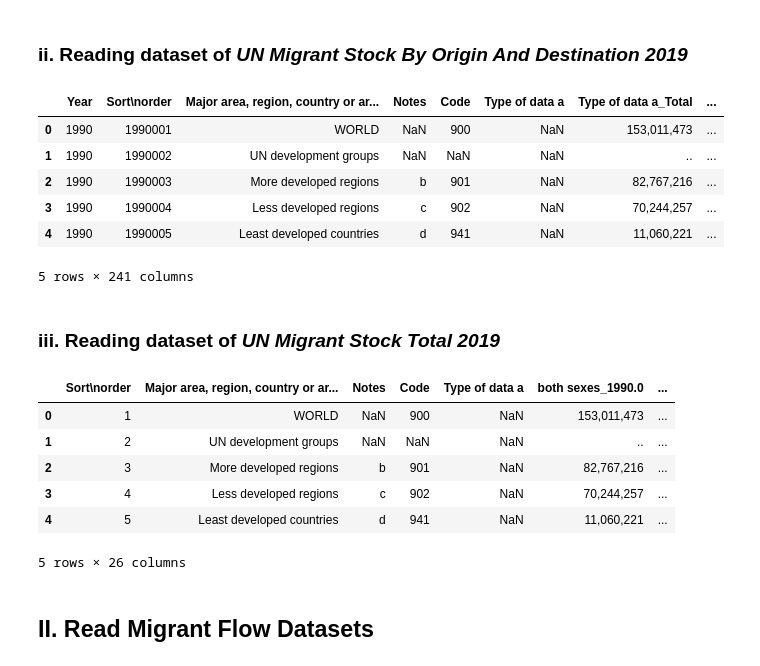
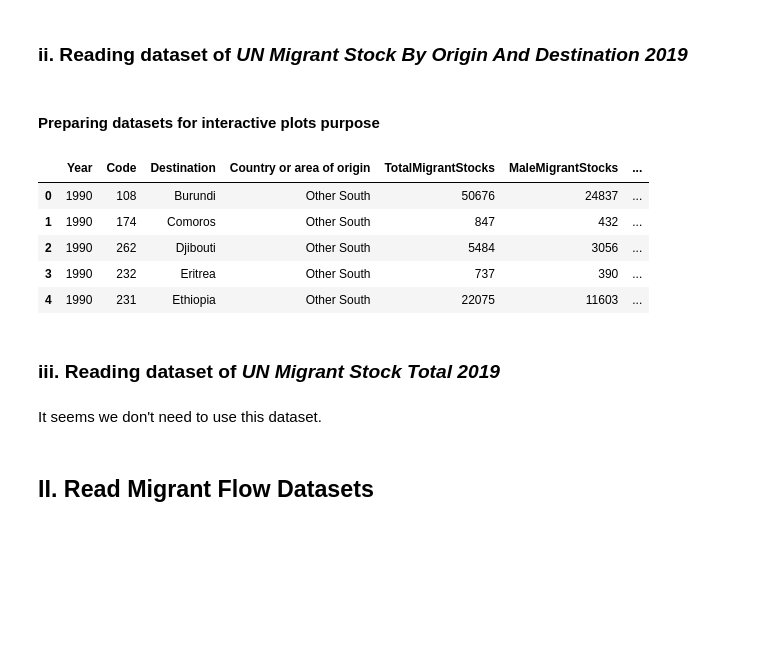
Before and after one commit to com-480-data-visualization/com-480-project-vizkhalifa, a Jupyter notebook: excelParser.ipynb, the cells around one changed output. Drawn from its saved outputs; the diff is of its cells as text; code cells hidden in the pictures; blank space fills up the shorter version.

Commit message:
parsing preparing datasets for visualisations

```diff
--- a/excelParser.ipynb
+++ b/excelParser.ipynb
@@ -250,0 +263,2 @@ df_ANNEX_OriginDest = pd.ExcelFile(file_path_OriginDestination).parse('ANNEX', s
+# %% [markdown]
+#### Preparing datasets for interactive plots purpose
@@ -251,10 +310,50 @@ df_ANNEX_OriginDest = pd.ExcelFile(file_path_OriginDestination).parse('ANNEX', s
+# %%
+df1_o.set_index(['Year', 'Sort\norder', 'Code', 'Major area, region, country or area of destination',
+                'Country or area of origin'],  inplace=True)
+
+df2_o.set_index(['Year', 'Sort\norder', 'Code', 'Major area, region, country or area of destination',
+                'Country or area of origin'],  inplace=True)
+
+df3_o.set_index(['Year', 'Sort\norder', 'Code', 'Major area, region, country or area of destination',
+                'Country or area of origin'],  inplace=True)
+
+# merge dataframes
+dfs = [df1_o, df2_o, df3_o]
+df_final = reduce(lambda left,right: pd.merge(left, right, left_index=True, right_index=True), dfs)
+# %%
+# drop unknown Migrant Stocks Numbers
+unknown_stock_pop = ["..", "-"]
+df_final = df_final[~df_final['TotalMigrantStocks'].isin(unknown_stock_pop)]
+df_final = df_final[~df_final['MaleMigrantStocks'].isin(unknown_stock_pop)]
+df_final = df_final[~df_final['FemaleMigrantStocks'].isin(unknown_stock_pop)]
+
+# drop rows with all NaNs
+df_final = df_final.dropna(how='all')
+
+# remove NaNs from TotalMigrantStocks
+df_final = df_final[df_final['TotalMigrantStocks'].notna()]
+
+# Drop all zero rows for TotalMigrantStocks
+zeroStock_subset = df_final[df_final.TotalMigrantStocks==0]
+df_final = df_final.drop(zeroStock_subset.index)
+
+# finally fill NaN values with zero since df_final['TotalMigrantStocks']-df_final['MaleMigrantStocks']=df_final['FemaleMigrantStocks']
+df_final = df_final.fillna(0)
+# %%
+# dataframe shape corrections
+df_final.reset_index(inplace=True)
+df_final['Code'] = df_final['Code'].astype(int)
+df_final['TotalMigrantStocks'] = df_final['TotalMigrantStocks'].astype(int)
+df_final['MaleMigrantStocks'] = df_final['MaleMigrantStocks'].astype(int)
+df_final['FemaleMigrantStocks'] = df_final['FemaleMigrantStocks'].astype(int)
+df_final.rename(columns={'Major area, region, country or area of destination': 'Destination'}, inplace=True)
+df_final = df_final.drop(['Sort\norder'], axis=1).reset_index(drop=True)
 # %%
-df_Table1_OriginDest.head()
+df_final.head()
 # %% [output]
-|  | Year | Sort\norder | Major area, region, country or ar... | Notes | Code | Type of data a | Type of data a_Total | ... |
-| 0 | 1990 | 1990001 | WORLD | NaN | 900 | NaN | 153,011,473 | ... |
-| 1 | 1990 | 1990002 | UN development groups | NaN | NaN | NaN | .. | ... |
-| 2 | 1990 | 1990003 | More developed regions | b | 901 | NaN | 82,767,216 | ... |
-| 3 | 1990 | 1990004 | Less developed regions | c | 902 | NaN | 70,244,257 | ... |
-| 4 | 1990 | 1990005 | Least developed countries | d | 941 | NaN | 11,060,221 | ... |
+|  | Year | Code | Destination | Country or area of origin | TotalMigrantStocks | MaleMigrantStocks | ... |
+| 0 | 1990 | 108 | Burundi | Other South | 50676 | 24837 | ... |
+| 1 | 1990 | 174 | Comoros | Other South | 847 | 432 | ... |
+| 2 | 1990 | 262 | Djibouti | Other South | 5484 | 3056 | ... |
+| 3 | 1990 | 232 | Eritrea | Other South | 737 | 390 | ... |
+| 4 | 1990 | 231 | Ethiopia | Other South | 22075 | 11603 | ... |
-5 rows × 241 columns
@@ -261,3 +363,5 @@ df_Table1_OriginDest.head()
 # %% [markdown]
 ### iii. Reading dataset of _UN Migrant Stock Total 2019_
+# %% [markdown]
+It seems we don't need to use this dataset.
 # %%
@@ -276,13 +380,3 @@ df_ANNEX_StockTotal = pd.ExcelFile(file_path_StockTotal).parse('ANNEX', skiprows
-# %%
-df_Table1_StockTotal.head()
-# %% [output]
-|  | Sort\norder | Major area, region, country or ar... | Notes | Code | Type of data a | both sexes_1990.0 | ... |
-| 0 | 1 | WORLD | NaN | 900 | NaN | 153,011,473 | ... |
-| 1 | 2 | UN development groups | NaN | NaN | NaN | .. | ... |
-| 2 | 3 | More developed regions | b | 901 | NaN | 82,767,216 | ... |
-| 3 | 4 | Less developed regions | c | 902 | NaN | 70,244,257 | ... |
-| 4 | 5 | Least developed countries | d | 941 | NaN | 11,060,221 | ... |
-5 rows × 26 columns
 # %% [markdown]
 ## II. Read Migrant Flow Datasets
 # %% [markdown]
```
Also changed, not shown: parts of 25 cells of this notebook, 4 other files.
